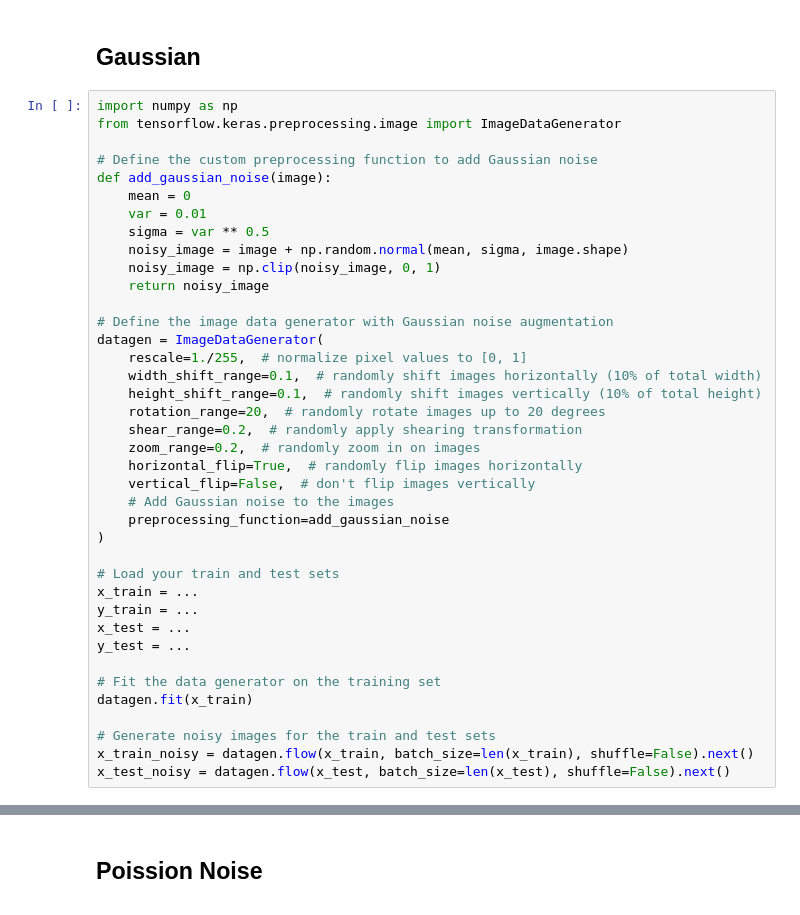
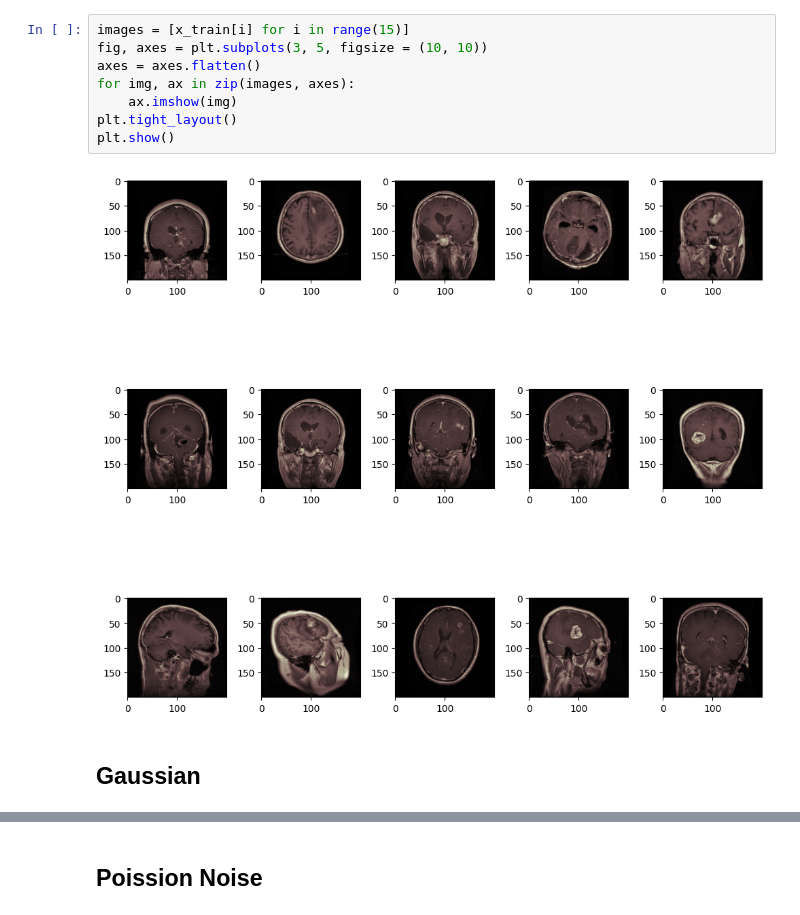
Before and after one commit to srt3264/Brain-Tumor-MRI-Classification, a Jupyter notebook: add_noise_to_images.ipynb, the cells around one changed output, grey strips where cells are left out. Saved outputs shown, nothing was run; the diff lists cells and outputs as text.

```diff
--- a/add_noise_to_images.ipynb
+++ b/add_noise_to_images.ipynb
@@ -1,41 +63,12 @@
+# %%
+images = [x_train[i] for i in range(15)]
+fig, axes = plt.subplots(3, 5, figsize = (10, 10))
+axes = axes.flatten()
+for img, ax in zip(images, axes):
+    ax.imshow(img)
+plt.tight_layout()
+plt.show()
+# %% [output]
+[figure, added]
 # %% [markdown]
 ## Gaussian
-# %%
-import numpy as np
-from tensorflow.keras.preprocessing.image import ImageDataGenerator
-
-# Define the custom preprocessing function to add Gaussian noise
-def add_gaussian_noise(image):
-    mean = 0
-    var = 0.01
-    sigma = var ** 0.5
-    noisy_image = image + np.random.normal(mean, sigma, image.shape)
-    noisy_image = np.clip(noisy_image, 0, 1)
-    return noisy_image
-
-# Define the image data generator with Gaussian noise augmentation
-datagen = ImageDataGenerator(
-    rescale=1./255,  # normalize pixel values to [0, 1]
-    width_shift_range=0.1,  # randomly shift images horizontally (10% of total width)
-    height_shift_range=0.1,  # randomly shift images vertically (10% of total height)
-    rotation_range=20,  # randomly rotate images up to 20 degrees
-    shear_range=0.2,  # randomly apply shearing transformation
-    zoom_range=0.2,  # randomly zoom in on images
-    horizontal_flip=True,  # randomly flip images horizontally
-    vertical_flip=False,  # don't flip images vertically
-    # Add Gaussian noise to the images
-    preprocessing_function=add_gaussian_noise
-)
-
-# Load your train and test sets
-x_train = ...
-y_train = ...
-x_test = ...
-y_test = ...
-
-# Fit the data generator on the training set
-datagen.fit(x_train)
-
-# Generate noisy images for the train and test sets
-x_train_noisy = datagen.flow(x_train, batch_size=len(x_train), shuffle=False).next()
-x_test_noisy = datagen.flow(x_test, batch_size=len(x_test), shuffle=False).next()
```
Also changed, not shown: parts of 6 cells of this notebook.
